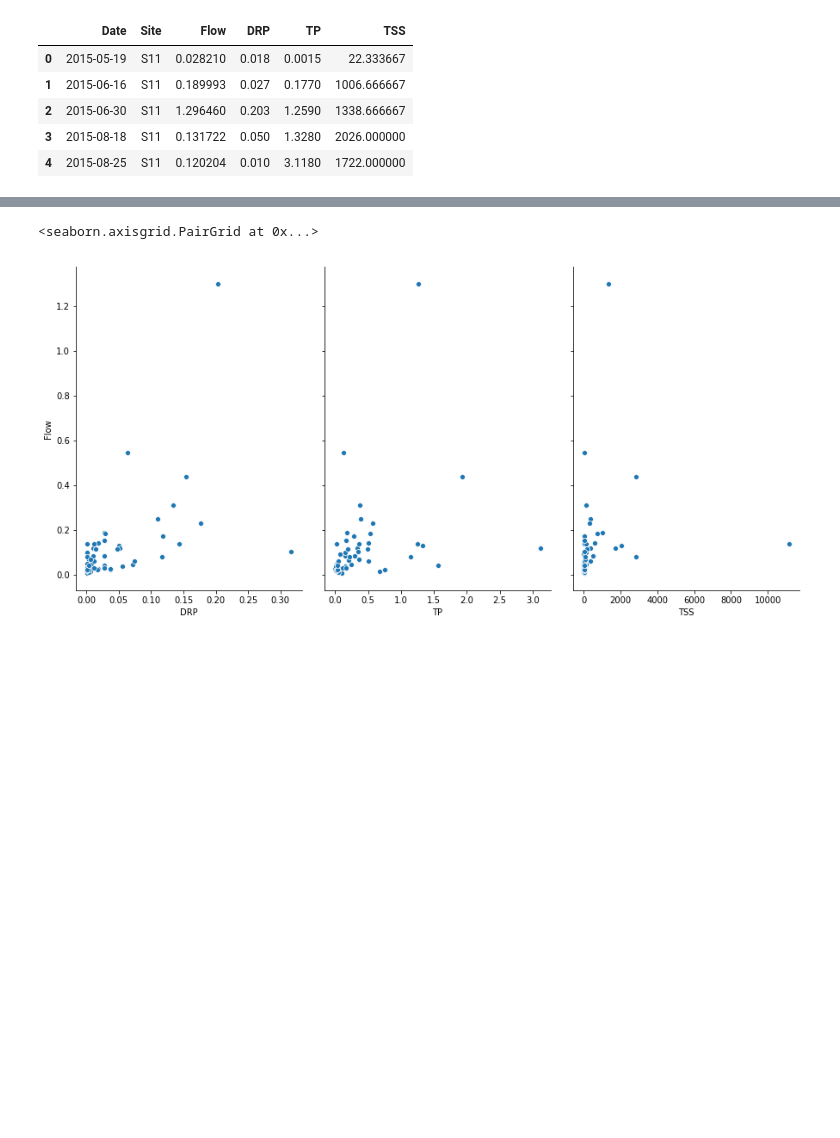
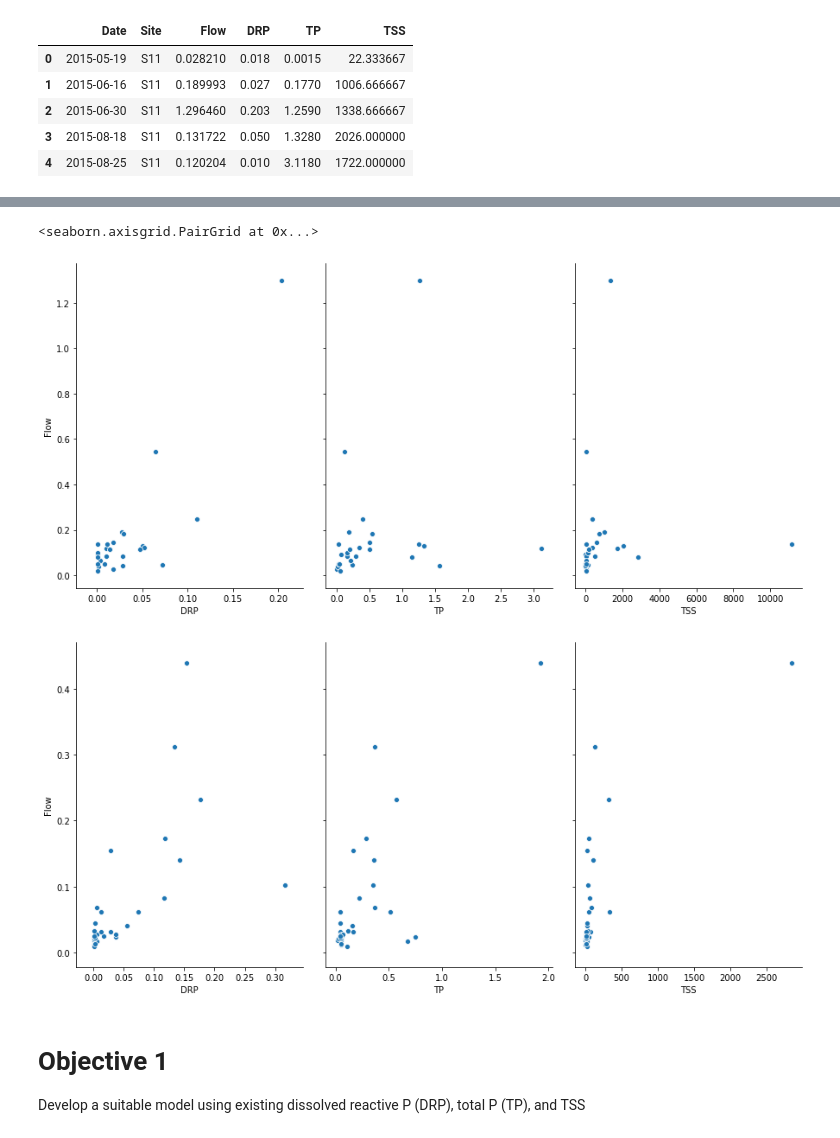
Before and after one commit to jiyeow/516x, a Jupyter notebook: module3/JY_Linear regression assignment.ipynb, the cells around one changed output, grey strips where cells are left out. Drawn from its saved outputs; the diff is of its cells as text; code cells hidden in the pictures; blank space fills up the shorter version.

```diff
--- a/module3/JY_Linear regression assignment.ipynb
+++ b/module3/JY_Linear regression assignment.ipynb
@@ -36,3 +38,8 @@ data.head()
 | 2 | 2015-06-30 | S11 | 1.296460 | 0.203 | 1.2590 | 1338.666667 |
 | 3 | 2015-08-18 | S11 | 0.131722 | 0.050 | 1.3280 | 2026.000000 |
 | 4 | 2015-08-25 | S11 | 0.120204 | 0.010 | 3.1180 | 1722.000000 |
+# %%
+data_11 = data[data['Site'] == 'S11']
+data_12 = data[data['Site'] == 'S12']
+print(data_11.tail())
+print(data_12.tail())
@@ -49,0 +102,8 @@ dtype: int64
+# %%
+# drop the null values
+data_11 = data_11.dropna()
+data_12 = data_12.dropna()
+print('S11')
+print(data_11.isnull().sum())
+print('S12')
+print(data_12.isnull().sum())
@@ -50,6 +127,8 @@ dtype: int64
 # %%
 # visualize the relationship between flow and responses
-sns.pairplot(data, x_vars=['DRP', 'TP', 'TSS'], y_vars=['Flow'], height=6, aspect=0.7)
+sns.pairplot(data_11, x_vars=['DRP', 'TP', 'TSS'], y_vars=['Flow'], height=6, aspect=0.7)
+sns.pairplot(data_12, x_vars=['DRP', 'TP', 'TSS'], y_vars=['Flow'], height=6, aspect=0.7)
 # %% [output]
 <seaborn.axisgrid.PairGrid at 0x...>
-[figure, old version]
+[figure, new version]
+[figure, added]
@@ -58,3 +135,6 @@ sns.pairplot(data, x_vars=['DRP', 'TP', 'TSS'], y_vars=['Flow'], height=6, aspec
+# %% [markdown]
+# Objective 1
+Develop a suitable model using existing dissolved reactive P (DRP), total P (TP), and TSS
 # %%
 list_of_comparisons = ['DRP ~ Flow', 'TP ~ Flow', 'TSS ~ Flow']
 
```
Also changed, not shown: parts of 20 cells of this notebook, 3 other files.
